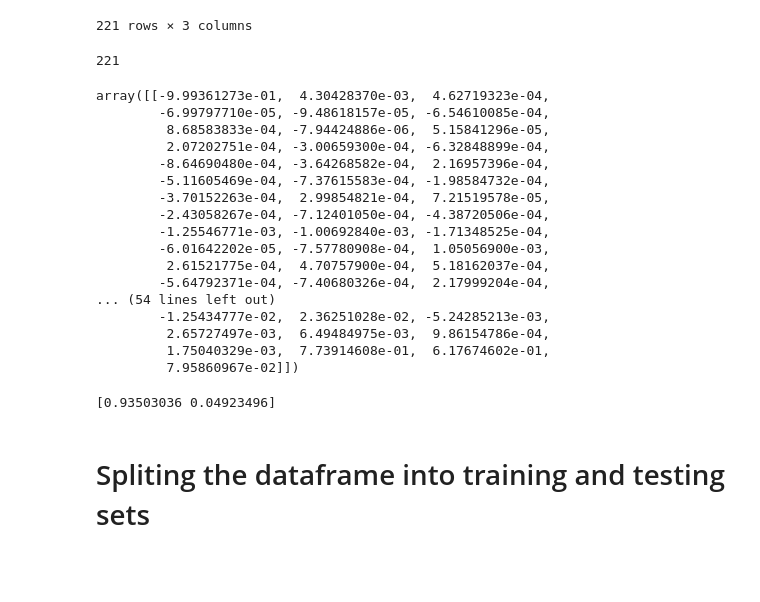
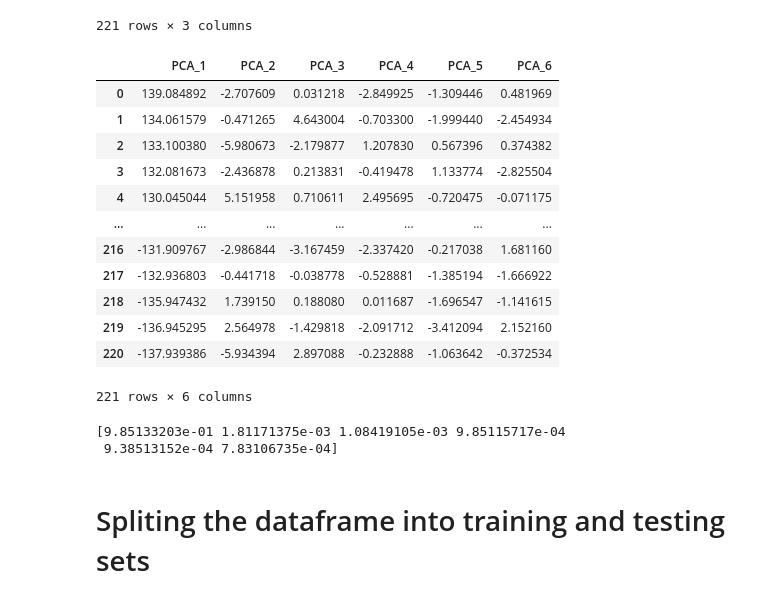
Before and after one commit to thedevup/Data_science_project, a Jupyter notebook: src/main.ipynb, the cells around one changed output. Drawn from its saved outputs; the diff is of its cells as text; code cells hidden in the pictures; blank space fills up the shorter version.

```diff
--- a/src/main.ipynb
+++ b/src/main.ipynb
@@ -225,38 +225,44 @@ df_1[features]
 | 219 | -0.736749 | 0.547626 | -0.070747 |
 | 220 | -0.468928 | -0.919772 | -0.839689 |
 221 rows × 3 columns
-# %%
-pca = PCA(n_components = 0.95)
-df_1_pca = pca.fit_transform(df_1)
-
-print(len(df_1_pca))
-# %% [output]
-221
-# %%
-# df_1_pca
-pca.components_
-# %% [output]
-array([[-9.99361273e-01,  4.30428370e-03,  4.62719323e-04,
-        -6.99797710e-05, -9.48618157e-05, -6.54610085e-04,
-         8.68583833e-04, -7.94424886e-06,  5.15841296e-05,
-         2.07202751e-04, -3.00659300e-04, -6.32848899e-04,
-        -8.64690480e-04, -3.64268582e-04,  2.16957396e-04,
-        -5.11605469e-04, -7.37615583e-04, -1.98584732e-04,
-        -3.70152263e-04,  2.99854821e-04,  7.21519578e-05,
-        -2.43058267e-04, -7.12401050e-04, -4.38720506e-04,
-        -1.25546771e-03, -1.00692840e-03, -1.71348525e-04,
-        -6.01642202e-05, -7.57780908e-04,  1.05056900e-03,
-         2.61521775e-04,  4.70757900e-04,  5.18162037e-04,
-        -5.64792371e-04, -7.40680326e-04,  2.17999204e-04,
-... (54 lines left out)
-        -1.25434777e-02,  2.36251028e-02, -5.24285213e-03,
-         2.65727497e-03,  6.49484975e-03,  9.86154786e-04,
-         1.75040329e-03,  7.73914608e-01,  6.17674602e-01,
-         7.95860967e-02]])
+# %%
+# Get the data values from the dataframe
+X = df_1.drop('Finals', axis=1)
+X = df_1.values
+
+# Creating a PCA object with 0.99 as the target explained variance
+pca = PCA(n_components=0.99)
+
+# Fiting the PCA model to the data
+pca.fit(X)
+
+# Transforming the data using the fitted PCA model
+X_pca = pca.transform(X)
+
+# Creating a new dataframe from the transformed data
+column_names = ['PCA_' + str(i+1) for i in range(X_pca.shape[1])]
+df_pca = pd.DataFrame(data=X_pca, columns=column_names)
+# %%
+df_pca
+# %% [output]
+|  | PCA_1 | PCA_2 | PCA_3 | PCA_4 | PCA_5 | PCA_6 |
+| 0 | 139.084892 | -2.707609 | 0.031218 | -2.849925 | -1.309446 | 0.481969 |
+| 1 | 134.061579 | -0.471265 | 4.643004 | -0.703300 | -1.999440 | -2.454934 |
+| 2 | 133.100380 | -5.980673 | -2.179877 | 1.207830 | 0.567396 | 0.374382 |
+| 3 | 132.081673 | -2.436878 | 0.213831 | -0.419478 | 1.133774 | -2.825504 |
+| 4 | 130.045044 | 5.151958 | 0.710611 | 2.495695 | -0.720475 | -0.071175 |
+| ... | ... | ... | ... | ... | ... | ... |
+| 216 | -131.909767 | -2.986844 | -3.167459 | -2.337420 | -0.217038 | 1.681160 |
+| 217 | -132.936803 | -0.441718 | -0.038778 | -0.528881 | -1.385194 | -1.666922 |
+| 218 | -135.947432 | 1.739150 | 0.188080 | 0.011687 | -1.696547 | -1.141615 |
+| 219 | -136.945295 | 2.564978 | -1.429818 | -2.091712 | -3.412094 | 2.152160 |
+| 220 | -137.939386 | -5.934394 | 2.897088 | -0.232888 | -1.063642 | -0.372534 |
+221 rows × 6 columns
 # %%
 print(pca.explained_variance_ratio_)
 # %% [output]
-[0.93503036 0.04923496]
+[9.85133203e-01 1.81171375e-03 1.08419105e-03 9.85115717e-04
+ 9.38513152e-04 7.83106735e-04]
 # %% [markdown]
 # Spliting the dataframe into training and testing sets
 # %%
```
Also changed, not shown: parts of 11 cells of this notebook.
